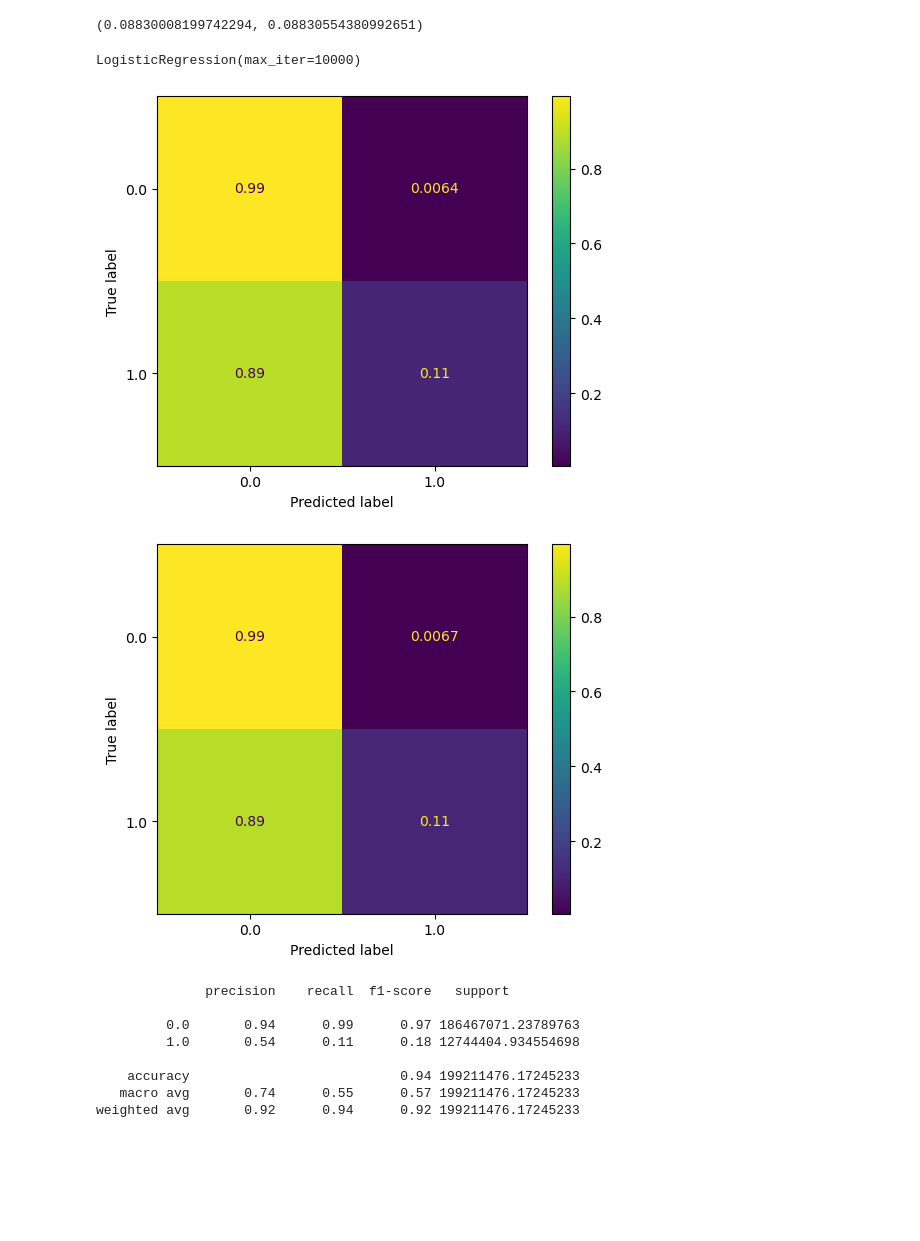
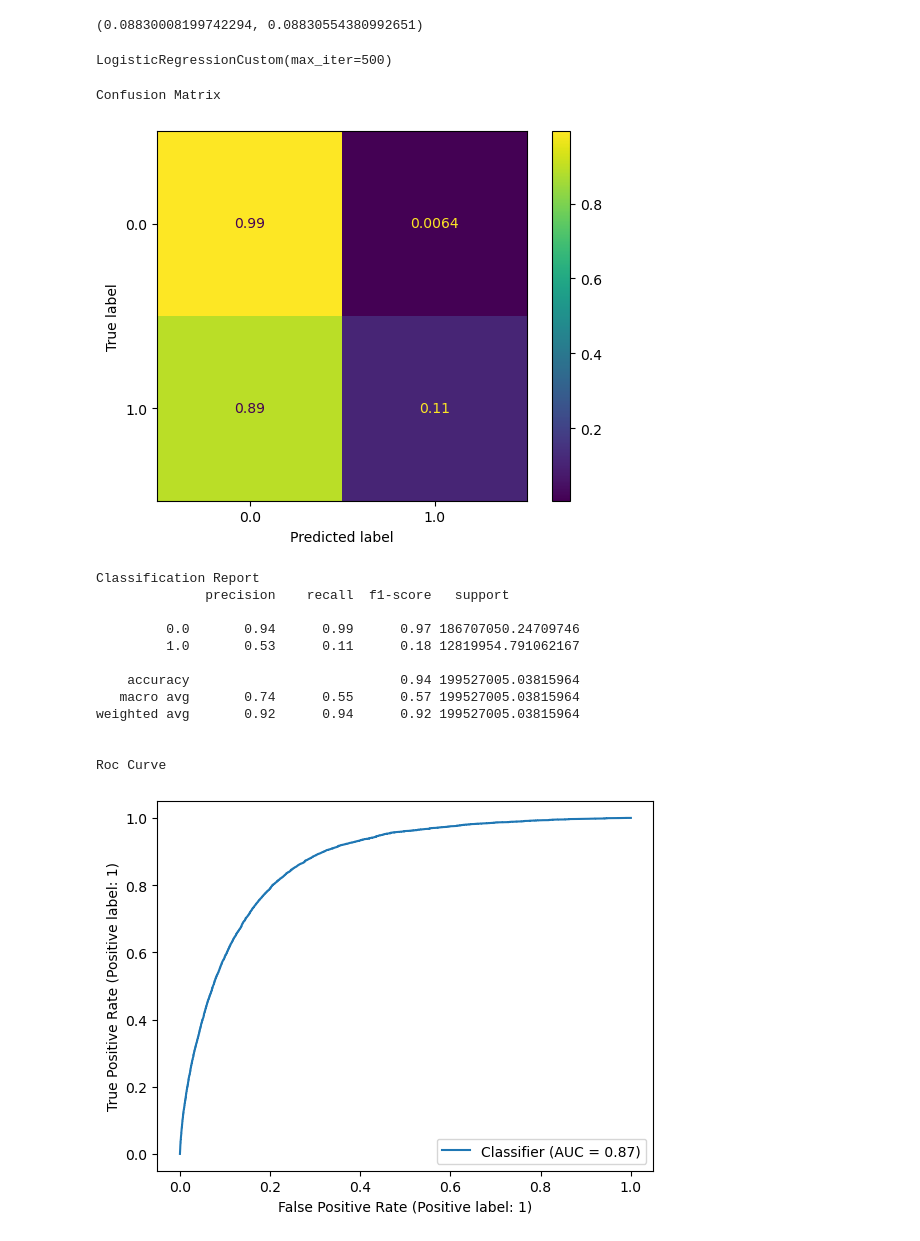
Before and after one commit to Hiram32/Springboard, a Jupyter notebook: Capstone_Project_2/Code/Modeling.ipynb, the cells around one changed output. Cells and saved outputs as stored; diff of their text form; code cells hidden in the pictures; blank space fills up the shorter version.

```diff
--- a/Capstone_Project_2/Code/Modeling.ipynb
+++ b/Capstone_Project_2/Code/Modeling.ipynb
@@ -332 +312,15 @@ w = df[trans_dict[weights_name[0]]]
 X = df.drop(columns=[y.name, w.name])
+# %%
+def log_regressor_scorer(y_test, y_pred, y_pred_proba, sample_weight):
+    print('Confusion Matrix')
+    ConfusionMatrixDisplay.from_predictions(y_test, y_pred, sample_weight=sample_weight, normalize = 'true')
+    plt.show()
+    print()
+
+    print('Classification Report')
+    print(classification_report(y_test, y_pred, sample_weight=sample_weight))
+    print()
+
+    print('Roc Curve')
+    RocCurveDisplay.from_predictions(y_test, y_pred_proba, sample_weight=sample_weight)
+    plt.show()
@@ -341,11 +380,12 @@ y_train[y_train==1.0].shape[0] / y_train.shape[0], y_test[y_test==1.0].shape[0]
 # %% [output]
 (0.08830008199742294, 0.08830554380992651)
 # %%
-log_regressor = LogisticRegression(max_iter=500)
+log_regressor = LogisticRegressionCustom(max_iter=500)
 log_regressor.fit(X_train, y_train, sample_weight=w_train)
 # %% [output]
-LogisticRegression(max_iter=10000)
+LogisticRegressionCustom(max_iter=500)
 # %%
-y_pred_train = log_regressor.predict(X_train)
+y_train_pred = log_regressor.predict(X_train)
+y_train_pred_proba = log_regressor.predict_proba(X_train)[:, 1]
 # %%
 y_pred = log_regressor.predict(X_test)
@@ -352,22 +393,19 @@ y_pred = log_regressor.predict(X_test)
-# %%
-ConfusionMatrixDisplay.from_predictions(y_train, y_pred_train, sample_weight=w_train, normalize='true')
-plt.show()
-# %% [output]
-[figure, removed]
-# %%
-ConfusionMatrixDisplay.from_predictions(y_test, y_pred, sample_weight=w_test, normalize='true')
-plt.show()
-# %% [output]
-[figure, removed]
-# %%
-print(classification_report(y_train, y_pred_train, sample_weight=w_train))
-# %% [output]
-              precision    recall  f1-score   support
-
-         0.0       0.94      0.99      0.97 186467071.23789763
-         1.0       0.54      0.11      0.18 12744404.934554698
-
-    accuracy                           0.94 199211476.17245233
-   macro avg       0.74      0.55      0.57 199211476.17245233
-weighted avg       0.92      0.94      0.92 199211476.17245233
+# %%
+log_regressor_scorer(y_train, y_train_pred, y_train_pred_proba, w_train)
+# %% [output]
+Confusion Matrix
+[figure, added]
+Classification Report
+              precision    recall  f1-score   support
+
+         0.0       0.94      0.99      0.97 186707050.24709746
+         1.0       0.53      0.11      0.18 12819954.791062167
+
+    accuracy                           0.94 199527005.03815964
+   macro avg       0.74      0.55      0.57 199527005.03815964
+weighted avg       0.92      0.94      0.92 199527005.03815964
+
+
+Roc Curve
+[figure, added]
 # %%
```
Also changed, not shown: parts of 60 cells of this notebook.
